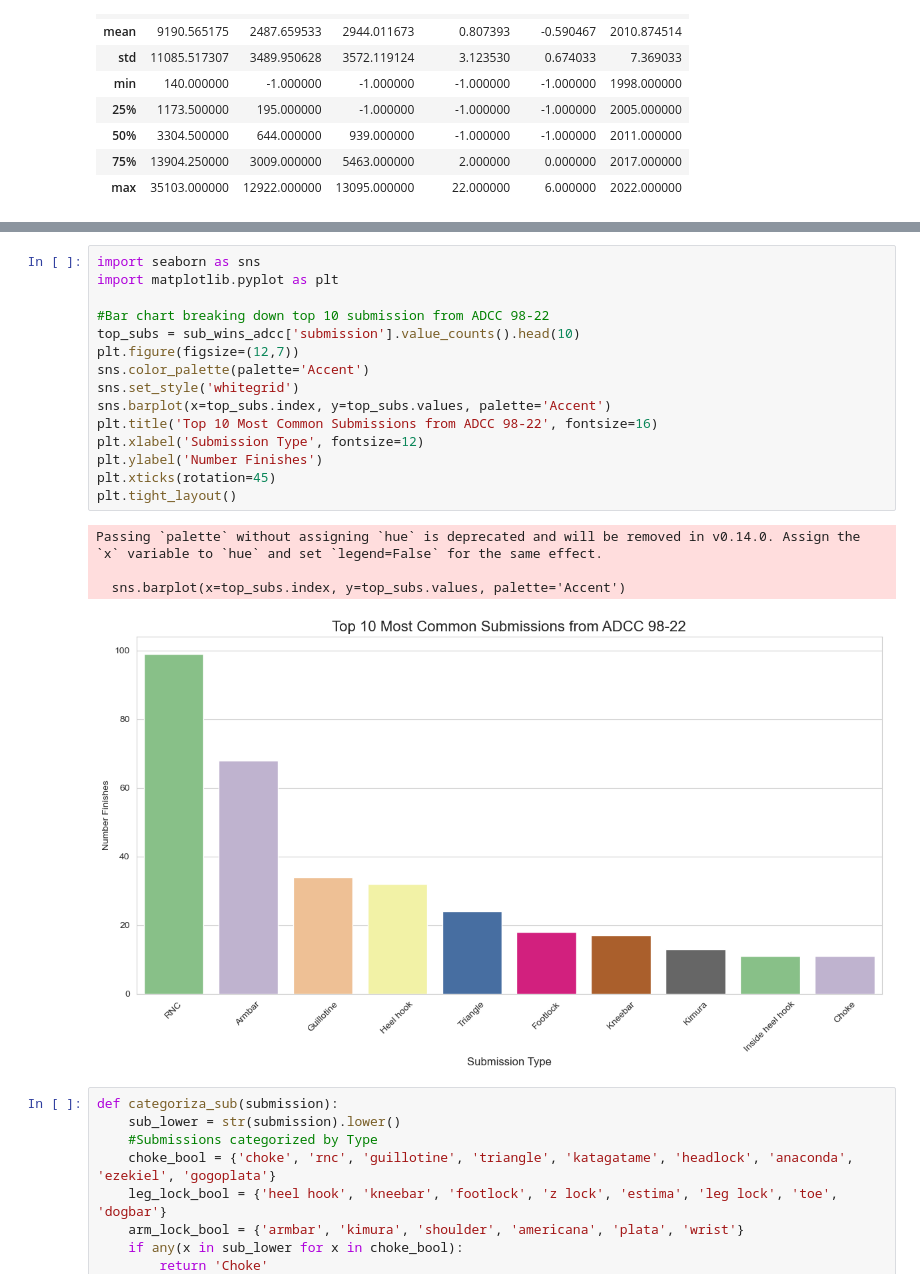
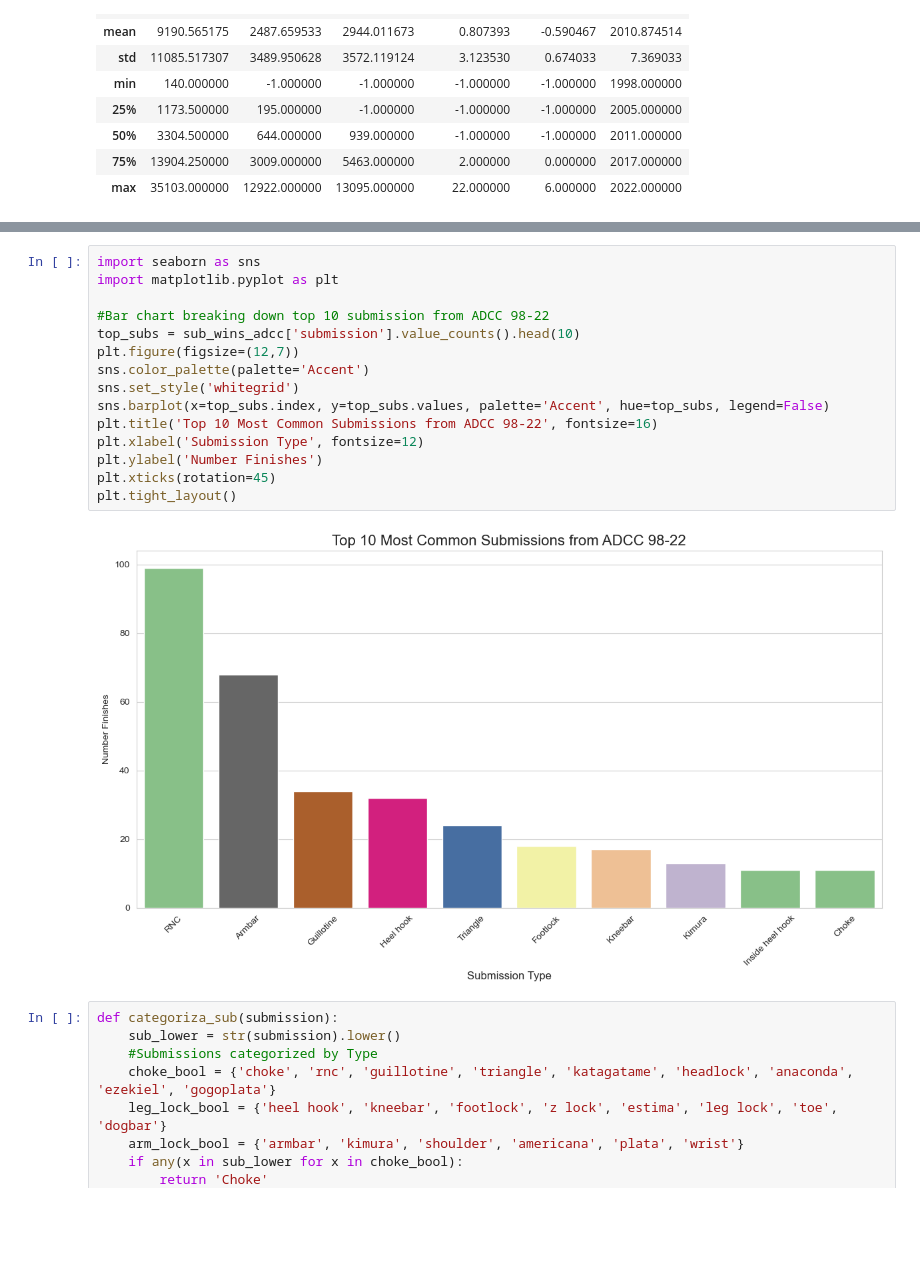
Before and after one commit to juliocesardiaz/ADCC, a Jupyter notebook: adcc_data_analysis.ipynb, the cells around one changed output, grey strips where cells are left out. Cells and saved outputs as stored; diff of their text form; blank space fills up the shorter version.

```diff
--- a/adcc_data_analysis.ipynb
+++ b/adcc_data_analysis.ipynb
@@ -94,23 +94,20 @@ Name: count, dtype: int64
 # %%
 import seaborn as sns
 import matplotlib.pyplot as plt
 
 #Bar chart breaking down top 10 submission from ADCC 98-22
 top_subs = sub_wins_adcc['submission'].value_counts().head(10)
 plt.figure(figsize=(12,7))
 sns.color_palette(palette='Accent')
 sns.set_style('whitegrid')
-sns.barplot(x=top_subs.index, y=top_subs.values, palette='Accent')
+sns.barplot(x=top_subs.index, y=top_subs.values, palette='Accent', hue=top_subs, legend=False)
 plt.title('Top 10 Most Common Submissions from ADCC 98-22', fontsize=16)
 plt.xlabel('Submission Type', fontsize=12)
 plt.ylabel('Number Finishes')
 plt.xticks(rotation=45)
 plt.tight_layout()
 # %% [output]
-Passing `palette` without assigning `hue` is deprecated and will be removed in v0.14.0. Assign the `x` variable to `hue` and set `legend=False` for the same effect.
-
-  sns.barplot(x=top_subs.index, y=top_subs.values, palette='Accent')
-[figure, old version]
+[figure, new version]
 # %%
 def categoriza_sub(submission):
     sub_lower = str(submission).lower()
```
Also changed, not shown: parts of 1 cell of this notebook.
